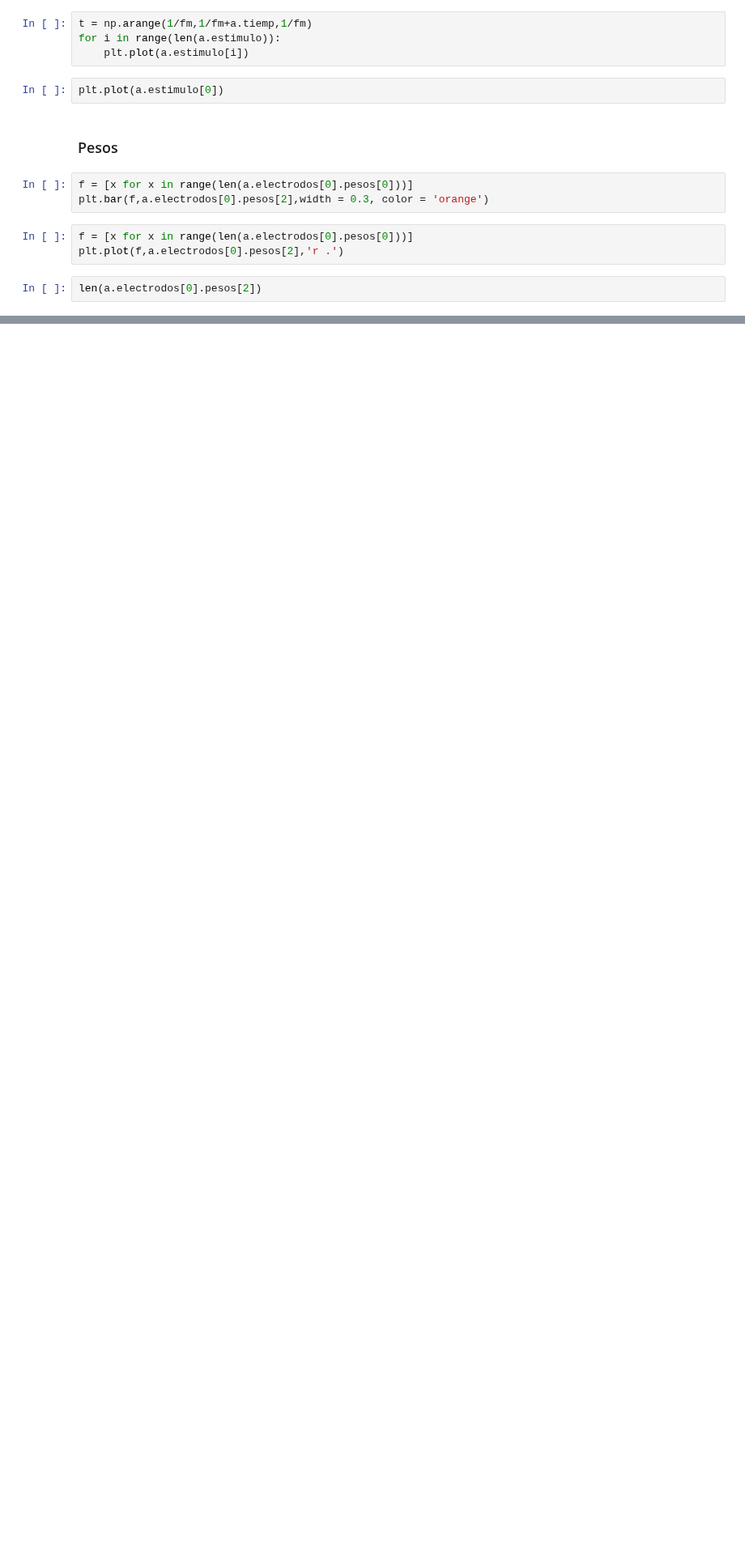
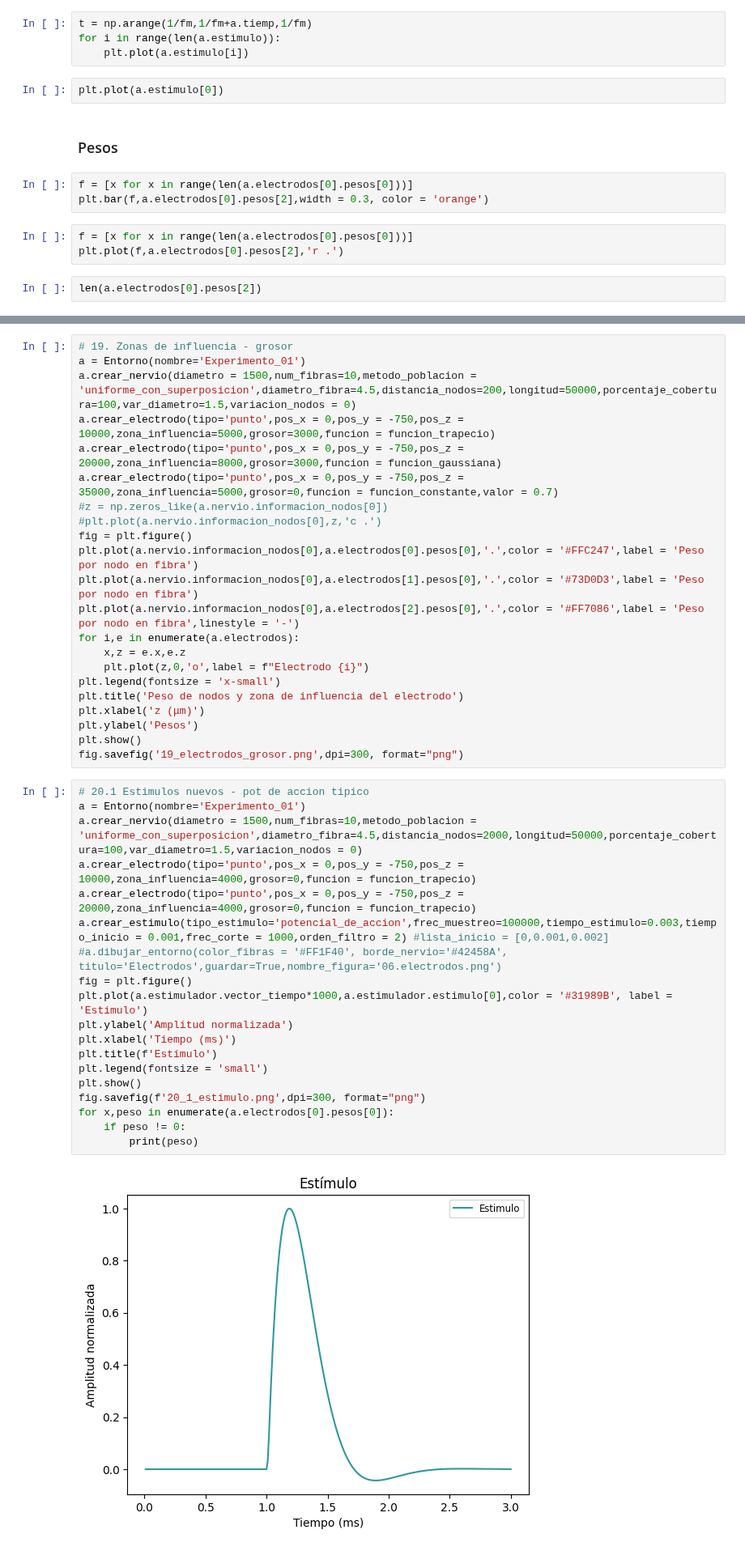
Before and after one commit to rmserra/proyecto-de-graduacion, a Jupyter notebook: modelo_poo.ipynb, the cells around one changed output, grey strips where cells are left out. Shown at 81% size. Saved outputs shown, nothing was run; the diff lists cells and outputs as text; blank space fills up the shorter version.

```diff
--- a/modelo_poo.ipynb
+++ b/modelo_poo.ipynb
@@ -1453,0 +1850,43 @@ len(a.electrodos[0].pesos[2])
+# %%
+# 19. Zonas de influencia - grosor
+a = Entorno(nombre='Experimento_01')
+a.crear_nervio(diametro = 1500,num_fibras=10,metodo_poblacion = 'uniforme_con_superposicion',diametro_fibra=4.5,distancia_nodos=200,longitud=50000,porcentaje_cobertura=100,var_diametro=1.5,variacion_nodos = 0)
+a.crear_electrodo(tipo='punto',pos_x = 0,pos_y = -750,pos_z = 10000,zona_influencia=5000,grosor=3000,funcion = funcion_trapecio)
+a.crear_electrodo(tipo='punto',pos_x = 0,pos_y = -750,pos_z = 20000,zona_influencia=8000,grosor=3000,funcion = funcion_gaussiana)
+a.crear_electrodo(tipo='punto',pos_x = 0,pos_y = -750,pos_z = 35000,zona_influencia=5000,grosor=0,funcion = funcion_constante,valor = 0.7)
+#z = np.zeros_like(a.nervio.informacion_nodos[0])
+#plt.plot(a.nervio.informacion_nodos[0],z,'c .')
+fig = plt.figure()
+plt.plot(a.nervio.informacion_nodos[0],a.electrodos[0].pesos[0],'.',color = '#FFC247',label = 'Peso por nodo en fibra')
+plt.plot(a.nervio.informacion_nodos[0],a.electrodos[1].pesos[0],'.',color = '#73D0D3',label = 'Peso por nodo en fibra')
+plt.plot(a.nervio.informacion_nodos[0],a.electrodos[2].pesos[0],'.',color = '#FF7086',label = 'Peso por nodo en fibra',linestyle = '-')
+for i,e in enumerate(a.electrodos):
+    x,z = e.x,e.z
+    plt.plot(z,0,'o',label = f"Electrodo {i}")
+plt.legend(fontsize = 'x-small')
+plt.title('Peso de nodos y zona de influencia del electrodo')
+plt.xlabel('z (μm)')
+plt.ylabel('Pesos')
+plt.show()
+fig.savefig('19_electrodos_grosor.png',dpi=300, format="png")
+# %%
+# 20.1 Estimulos nuevos - pot de accion tipico
+a = Entorno(nombre='Experimento_01')
+a.crear_nervio(diametro = 1500,num_fibras=10,metodo_poblacion = 'uniforme_con_superposicion',diametro_fibra=4.5,distancia_nodos=2000,longitud=50000,porcentaje_cobertura=100,var_diametro=1.5,variacion_nodos = 0)
+a.crear_electrodo(tipo='punto',pos_x = 0,pos_y = -750,pos_z = 10000,zona_influencia=4000,grosor=0,funcion = funcion_trapecio)
+a.crear_electrodo(tipo='punto',pos_x = 0,pos_y = -750,pos_z = 20000,zona_influencia=4000,grosor=0,funcion = funcion_trapecio)
+a.crear_estimulo(tipo_estimulo='potencial_de_accion',frec_muestreo=100000,tiempo_estimulo=0.003,tiempo_inicio = 0.001,frec_corte = 1000,orden_filtro = 2) #lista_inicio = [0,0.001,0.002]
+#a.dibujar_entorno(color_fibras = '#FF1F40', borde_nervio='#42458A', titulo='Electrodos',guardar=True,nombre_figura='06.electrodos.png')
+fig = plt.figure()
+plt.plot(a.estimulador.vector_tiempo*1000,a.estimulador.estimulo[0],color = '#31989B', label = 'Estimulo')
+plt.ylabel('Amplitud normalizada')
+plt.xlabel('Tiempo (ms)')
+plt.title(f'Estímulo')
+plt.legend(fontsize = 'small')
+plt.show()
+fig.savefig(f'20_1_estimulo.png',dpi=300, format="png")
+for x,peso in enumerate(a.electrodos[0].pesos[0]):
+    if peso != 0:
+        print(peso)
+# %% [output]
+[figure, added]
```
Also changed, not shown: parts of 44 cells of this notebook, 2 other files.
